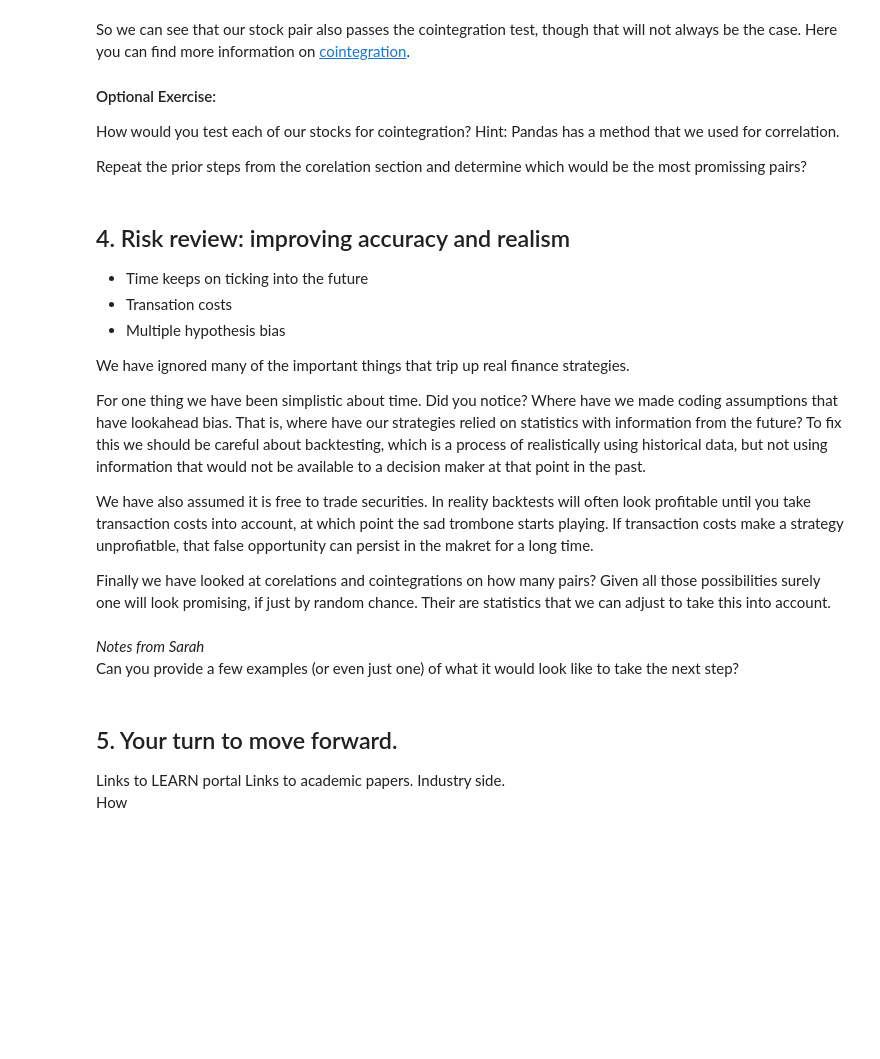
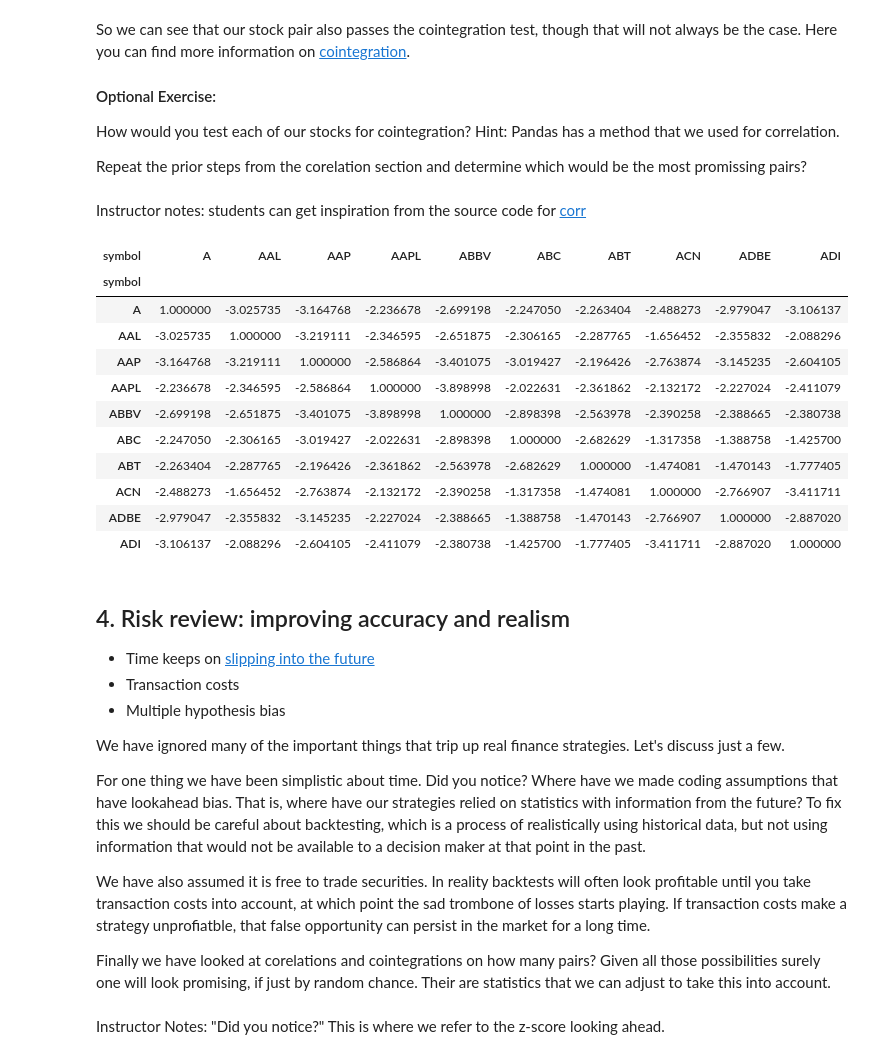
Before and after one commit to microsoft/Reactors, a Jupyter notebook: Data_Science_2/Full_Day/4-Capstone_pairs.ipynb, the cells around one changed output. Drawn from its saved outputs; the diff is of its cells as text; code cells hidden in the pictures; blank space fills up the shorter version.

```diff
--- a/Data_Science_2/Full_Day/4-Capstone_pairs.ipynb
+++ b/Data_Science_2/Full_Day/4-Capstone_pairs.ipynb
@@ -318,25 +379,40 @@ So we can see that our stock pair also passes the cointegration test, though tha
 How would you test each of our stocks for cointegration?  Hint: Pandas has a method that we used for correlation.
 
 Repeat the prior steps from the corelation section and determine which would be the most promissing pairs?
+# %% [markdown]
+Instructor notes: students can get inspiration from the source code for [corr](https://github.com/pandas-dev/pandas/blob/v1.0.3/pandas/core/frame.py#L7414-L7500)
+# %%
+# Sample Answer
+def coi(ser0, ser1):
+    coint_t, _, _ = coint(y0=ser0, y1 = ser1) # coint returns 3 values but we only want the first one
+    return coint_t
+
+# This is relatively slow slow let's only do it for a few stocks by using iloc
+coint_matrix = closes.iloc[:, 0:10].corr(method=coi) # compute the correlations between every pair of stocks
+coint_matrix
+# %% [output]
+| symbol | A | AAL | AAP | AAPL | ABBV | ABC | ABT | ACN | ADBE | ADI |
+| symbol |  |  |  |  |  |  |  |  |  |  |
+| A | 1.000000 | -3.025735 | -3.164768 | -2.236678 | -2.699198 | -2.247050 | -2.263404 | -2.488273 | -2.979047 | -3.106137 |
+| AAL | -3.025735 | 1.000000 | -3.219111 | -2.346595 | -2.651875 | -2.306165 | -2.287765 | -1.656452 | -2.355832 | -2.088296 |
+| AAP | -3.164768 | -3.219111 | 1.000000 | -2.586864 | -3.401075 | -3.019427 | -2.196426 | -2.763874 | -3.145235 | -2.604105 |
+| AAPL | -2.236678 | -2.346595 | -2.586864 | 1.000000 | -3.898998 | -2.022631 | -2.361862 | -2.132172 | -2.227024 | -2.411079 |
+| ABBV | -2.699198 | -2.651875 | -3.401075 | -3.898998 | 1.000000 | -2.898398 | -2.563978 | -2.390258 | -2.388665 | -2.380738 |
+| ABC | -2.247050 | -2.306165 | -3.019427 | -2.022631 | -2.898398 | 1.000000 | -2.682629 | -1.317358 | -1.388758 | -1.425700 |
+| ABT | -2.263404 | -2.287765 | -2.196426 | -2.361862 | -2.563978 | -2.682629 | 1.000000 | -1.474081 | -1.470143 | -1.777405 |
+| ACN | -2.488273 | -1.656452 | -2.763874 | -2.132172 | -2.390258 | -1.317358 | -1.474081 | 1.000000 | -2.766907 | -3.411711 |
+| ADBE | -2.979047 | -2.355832 | -3.145235 | -2.227024 | -2.388665 | -1.388758 | -1.470143 | -2.766907 | 1.000000 | -2.887020 |
+| ADI | -3.106137 | -2.088296 | -2.604105 | -2.411079 | -2.380738 | -1.425700 | -1.777405 | -3.411711 | -2.887020 | 1.000000 |
 # %% [markdown]
 ## 4. Risk review: improving accuracy and realism
-- Time keeps on ticking into the future
-- Transation costs
+- Time keeps on [slipping into the future](https://youtu.be/6a6lAwbE1J4)
+- Transaction costs
 - Multiple hypothesis bias
 
-We have ignored many of the important things that trip up real finance strategies.
+We have ignored many of the important things that trip up real finance strategies.  Let's discuss just a few.
 
 For one thing we have been simplistic about time.  Did you notice?  Where have we made coding assumptions that have lookahead bias.  That is, where have our strategies relied on statistics with information from the future?  To fix this we should be careful about backtesting, which is a process of realistically using historical data, but not using information that would not be available to a decision maker at that point in the past.
 
-We have also assumed it is free to trade securities.  In reality backtests will often look profitable until you take transaction costs into account, at which point the sad trombone starts playing.  If transaction costs make a strategy unprofiatble, that false opportunity can persist in the makret for a long time.
+We have also assumed it is free to trade securities.  In reality backtests will often look profitable until you take transaction costs into account, at which point the sad trombone of losses starts playing.  If transaction costs make a strategy unprofiatble, that false opportunity can persist in the market for a long time.
 
 Finally we have looked at corelations and cointegrations on how many pairs?  Given all those possibilities surely one will look promising, if just by random chance.  Their are statistics that we can adjust to take this into account.
-# %% [markdown]
-*Notes from Sarah*
-Can you provide a few examples (or even just one) of what it would look like to take the next step?
-# %% [markdown]
-## 5. Your turn to move forward.
-
-Links to LEARN portal
-Links to academic papers.  Industry side.
-How
@@ -344,0 +419,3 @@ How
+# %% [markdown]
+Instructor Notes:
+"Did you notice?" This is where we refer to the z-score looking ahead.
```
Also changed, not shown: parts of 74 cells of this notebook.
